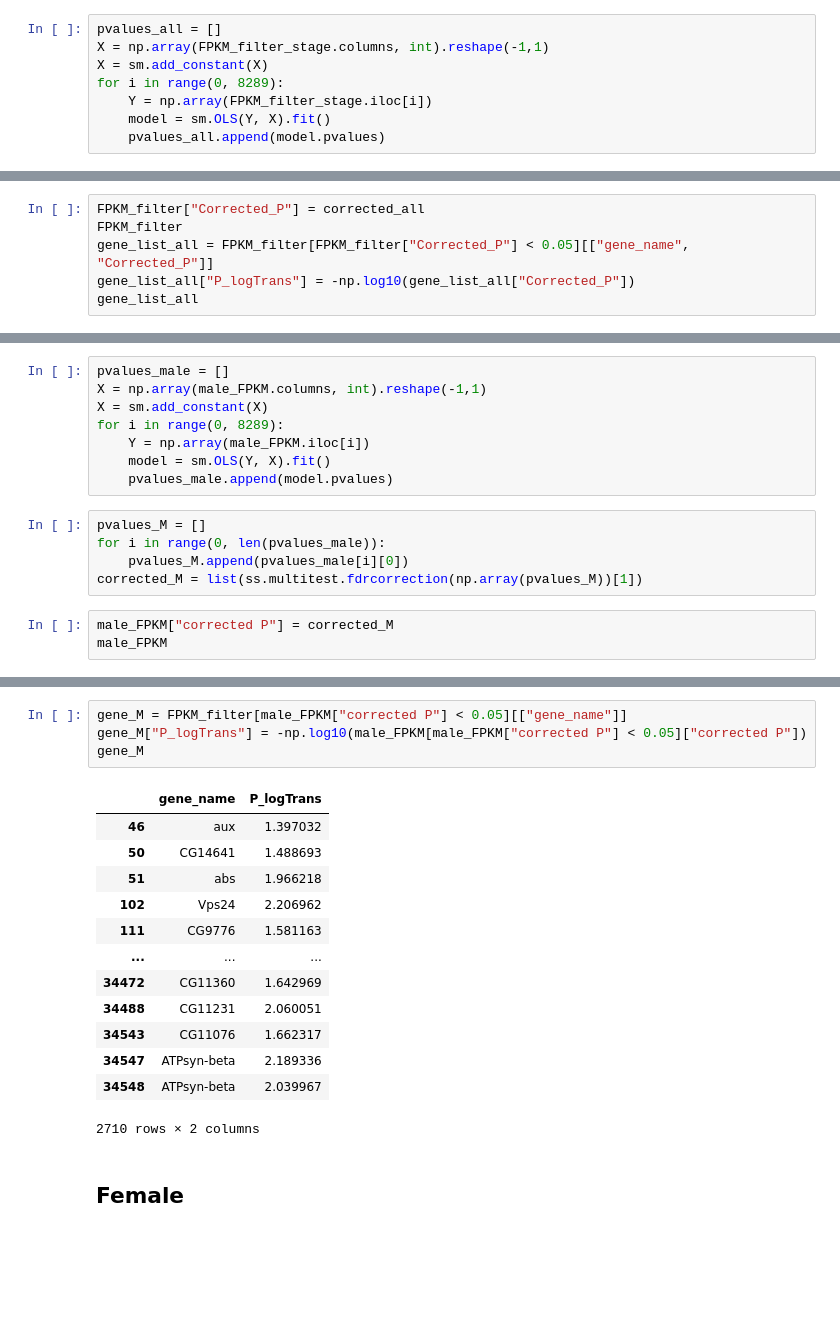
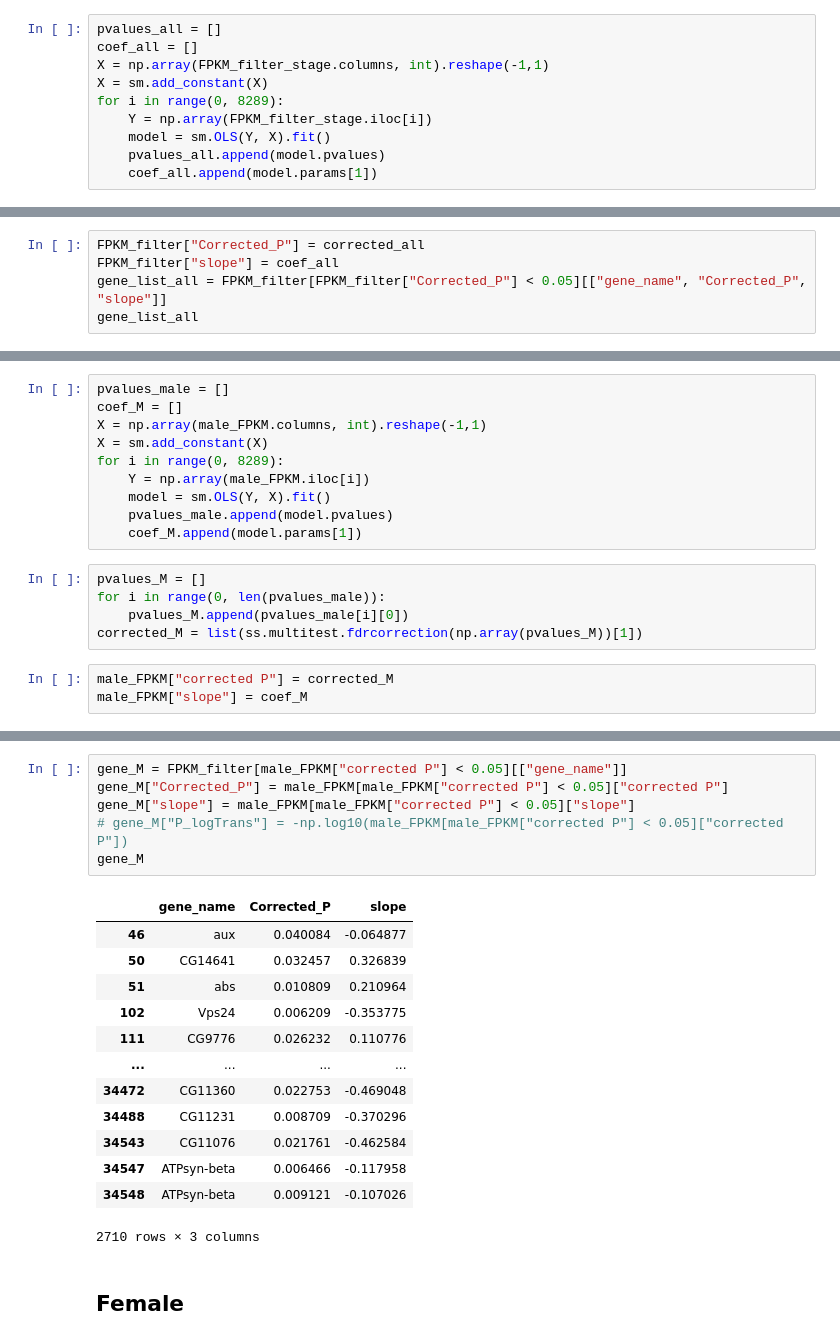
Before and after one commit to Andymao1998/qbb2021-answers, a Jupyter notebook: week9_hw/Week9_HW.ipynb, the cells around one changed output, grey strips where cells are left out. Cells and saved outputs as stored; diff of their text form; blank space fills up the shorter version.

```diff
--- a/week9_hw/Week9_HW.ipynb
+++ b/week9_hw/Week9_HW.ipynb
@@ -165,9 +165,11 @@ FPKM_filter_stage
 8289 rows × 16 columns
 # %%
 pvalues_all = []
+coef_all = []
 X = np.array(FPKM_filter_stage.columns, int).reshape(-1,1)
 X = sm.add_constant(X)
 for i in range(0, 8289):
     Y = np.array(FPKM_filter_stage.iloc[i])
     model = sm.OLS(Y, X).fit()
     pvalues_all.append(model.pvalues)
+    coef_all.append(model.params[1])
@@ -207,8 +229,7 @@ FPKM_filter
 # %%
 FPKM_filter["Corrected_P"] = corrected_all
-FPKM_filter
-gene_list_all = FPKM_filter[FPKM_filter["Corrected_P"] < 0.05][["gene_name", "Corrected_P"]]
-gene_list_all["P_logTrans"] = -np.log10(gene_list_all["Corrected_P"])
+FPKM_filter["slope"] = coef_all
+gene_list_all = FPKM_filter[FPKM_filter["Corrected_P"] < 0.05][["gene_name", "Corrected_P", "slope"]]
 gene_list_all
 # %% [output]
 A value is trying to be set on a copy of a slice from a DataFrame.
@@ -244,12 +269,14 @@ male_FPKM.rename(columns={"male_10": 10, "male_11": 11, "male_12": 12, "male_13"
                             "male_14A": 14, "male_14B": 14, "male_14C": 14, "male_14D": 14}, inplace=True)
 # %%
 pvalues_male = []
+coef_M = []
 X = np.array(male_FPKM.columns, int).reshape(-1,1)
 X = sm.add_constant(X)
 for i in range(0, 8289):
     Y = np.array(male_FPKM.iloc[i])
     model = sm.OLS(Y, X).fit()
     pvalues_male.append(model.pvalues)
+    coef_M.append(model.params[1])
 # %%
 pvalues_M = []
 for i in range(0, len(pvalues_male)):
@@ -257,4 +284,4 @@ for i in range(0, len(pvalues_male)):
 corrected_M = list(ss.multitest.fdrcorrection(np.array(pvalues_M))[1])
 # %%
 male_FPKM["corrected P"] = corrected_M
-male_FPKM
+male_FPKM["slope"] = coef_M
@@ -275,21 +288,23 @@ male_FPKM
 # %%
 gene_M = FPKM_filter[male_FPKM["corrected P"] < 0.05][["gene_name"]]
-gene_M["P_logTrans"] = -np.log10(male_FPKM[male_FPKM["corrected P"] < 0.05]["corrected P"])
+gene_M["Corrected_P"] = male_FPKM[male_FPKM["corrected P"] < 0.05]["corrected P"]
+gene_M["slope"] = male_FPKM[male_FPKM["corrected P"] < 0.05]["slope"]
+# gene_M["P_logTrans"] = -np.log10(male_FPKM[male_FPKM["corrected P"] < 0.05]["corrected P"])
 gene_M
 # %% [output]
-|  | gene_name | P_logTrans |
-| 46 | aux | 1.397032 |
-| 50 | CG14641 | 1.488693 |
-| 51 | abs | 1.966218 |
-| 102 | Vps24 | 2.206962 |
-| 111 | CG9776 | 1.581163 |
-| ... | ... | ... |
-| 34472 | CG11360 | 1.642969 |
-| 34488 | CG11231 | 2.060051 |
-| 34543 | CG11076 | 1.662317 |
-| 34547 | ATPsyn-beta | 2.189336 |
-| 34548 | ATPsyn-beta | 2.039967 |
+|  | gene_name | Corrected_P | slope |
+| 46 | aux | 0.040084 | -0.064877 |
+| 50 | CG14641 | 0.032457 | 0.326839 |
+| 51 | abs | 0.010809 | 0.210964 |
+| 102 | Vps24 | 0.006209 | -0.353775 |
+| 111 | CG9776 | 0.026232 | 0.110776 |
+| ... | ... | ... | ... |
+| 34472 | CG11360 | 0.022753 | -0.469048 |
+| 34488 | CG11231 | 0.008709 | -0.370296 |
+| 34543 | CG11076 | 0.021761 | -0.462584 |
+| 34547 | ATPsyn-beta | 0.006466 | -0.117958 |
+| 34548 | ATPsyn-beta | 0.009121 | -0.107026 |
-2710 rows × 2 columns
+2710 rows × 3 columns
 # %% [markdown]
 ## Female
 # %%
```
Also changed, not shown: parts of 13 cells of this notebook.
